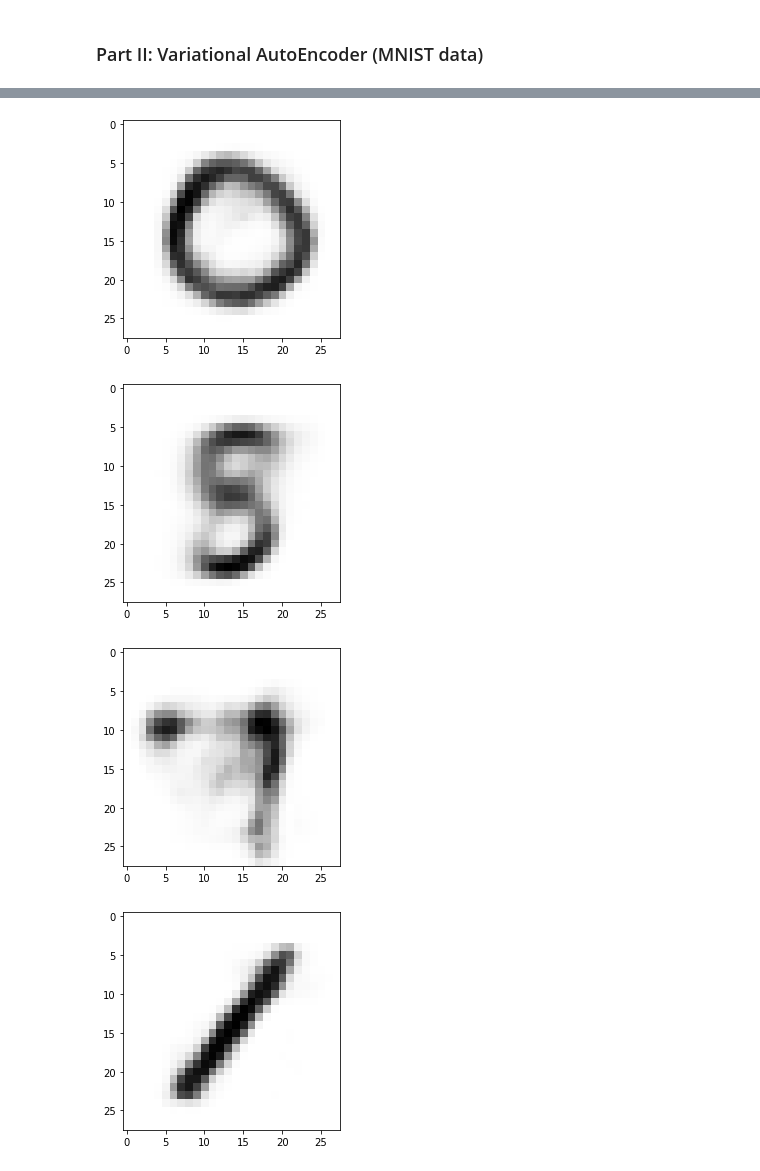
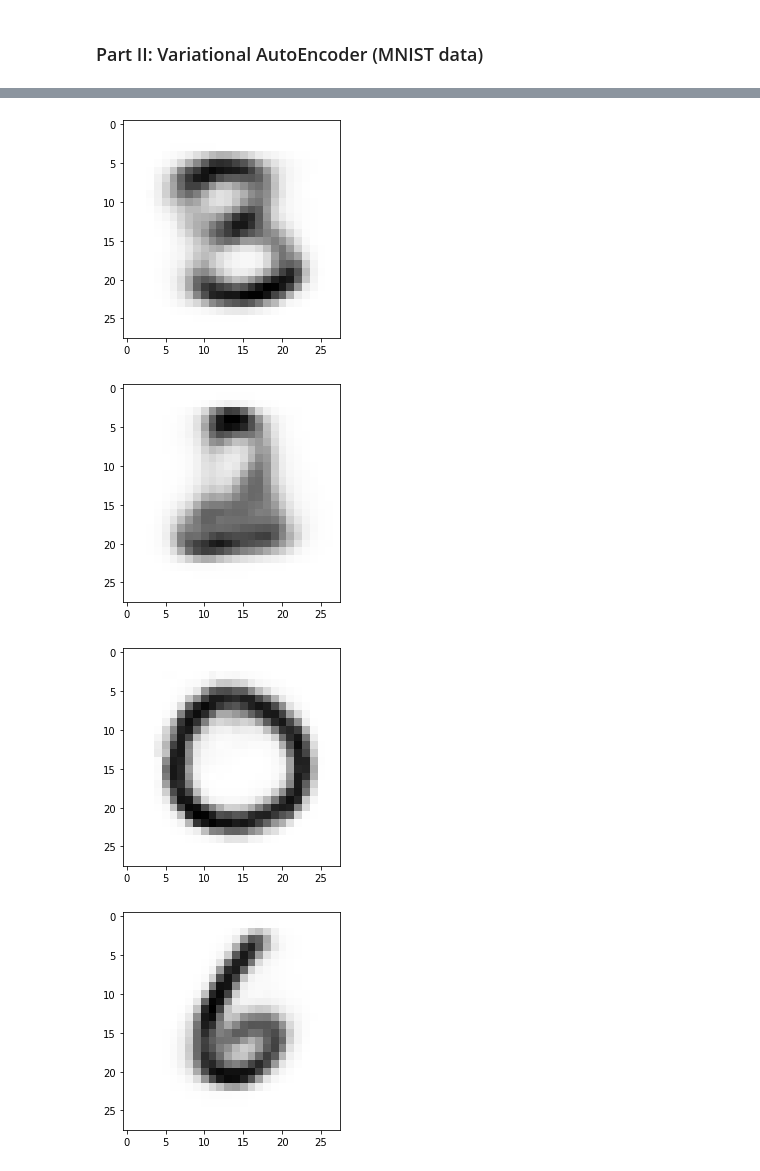
Before and after one commit to mgmartinezl/Deep-Learning-Applications, a Jupyter notebook: OPT8-Lab3-BADILLO-MARTINEZ-Part-II.ipynb, the cells around one changed output, grey strips where cells are left out. Drawn from its saved outputs; the diff is of its cells as text; code cells hidden in the pictures.

```diff
--- a/OPT8-Lab3-BADILLO-MARTINEZ-Part-II.ipynb
+++ b/OPT8-Lab3-BADILLO-MARTINEZ-Part-II.ipynb
@@ -38,3 +31,11 @@ test_dataset = datasets.MNIST(
     download=True,
     transform=transforms2
 )
+# %%
+BATCH_SIZE = 256         # number of data points in each batch
+N_EPOCHS = 50           # times to run the model on complete data
+INPUT_DIM = 28 * 28     # size of each input
+HIDDEN_DIM = 500        # hidden dimension
+LATENT_DIM = 2         # latent vector dimension
+lr = 1e-2               # learning rate
+print(N_EPOCHS)
@@ -263,6 +286,6 @@ torch.Size([28, 28])
 # %%
-e = torch.normal(0, 1., (10, 2))
-images = model.dec(e).sigmoid()
+e = torch.normal(0, 1., (HIDDEN_DIM, LATENT_DIM))
+images = decoder(e).sigmoid()
 
 for i in range(10):
     picture = images[i].clone().detach().numpy()
@@ -273,4 +296,4 @@ for i in range(10):
-[figure, old version]
+[figure, new version]
-[figure, old version]
+[figure, new version]
-[figure, old version]
+[figure, new version]
-[figure, old version]
+[figure, new version]
```
Also changed, not shown: parts of 8 cells of this notebook.
